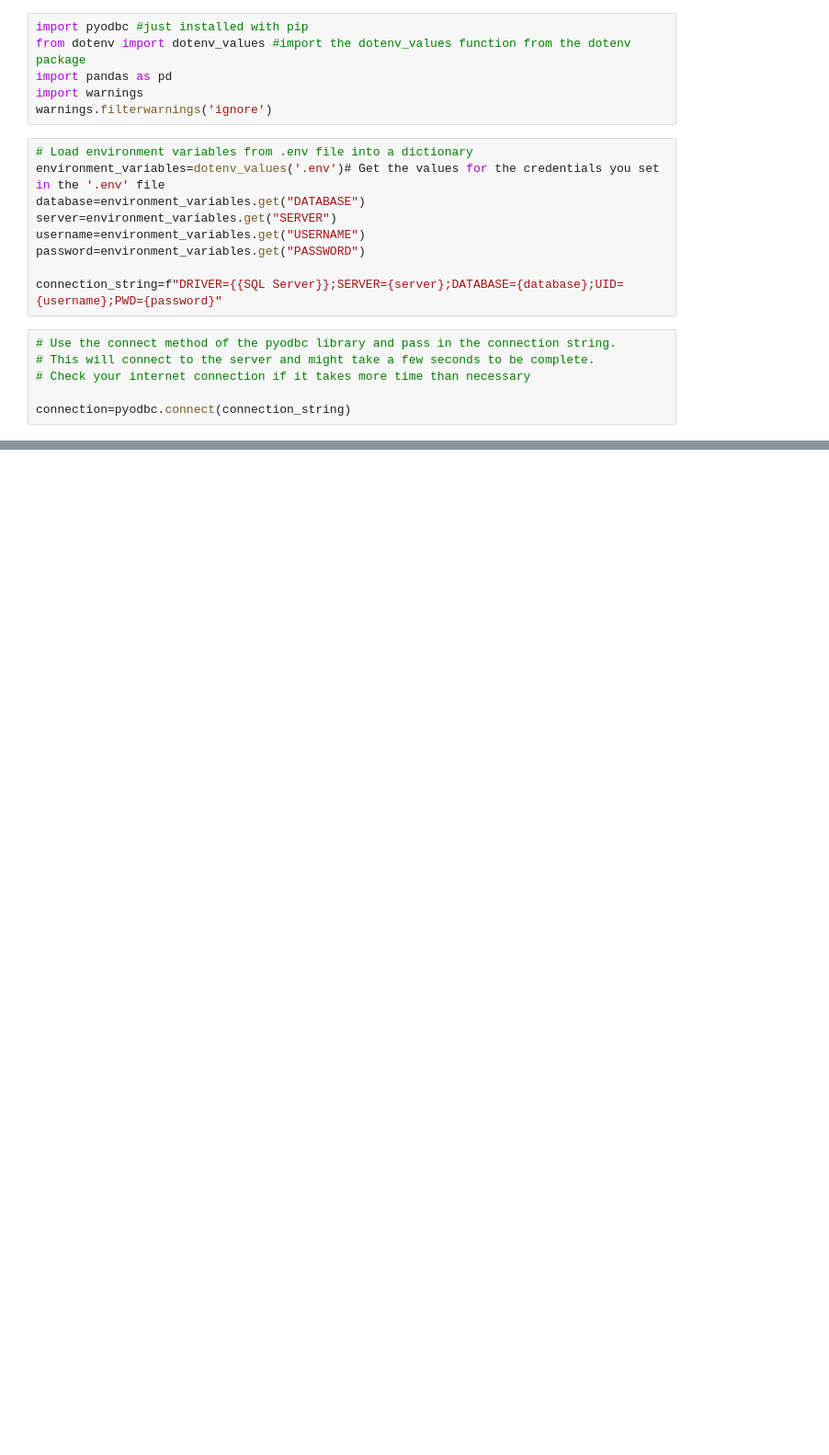
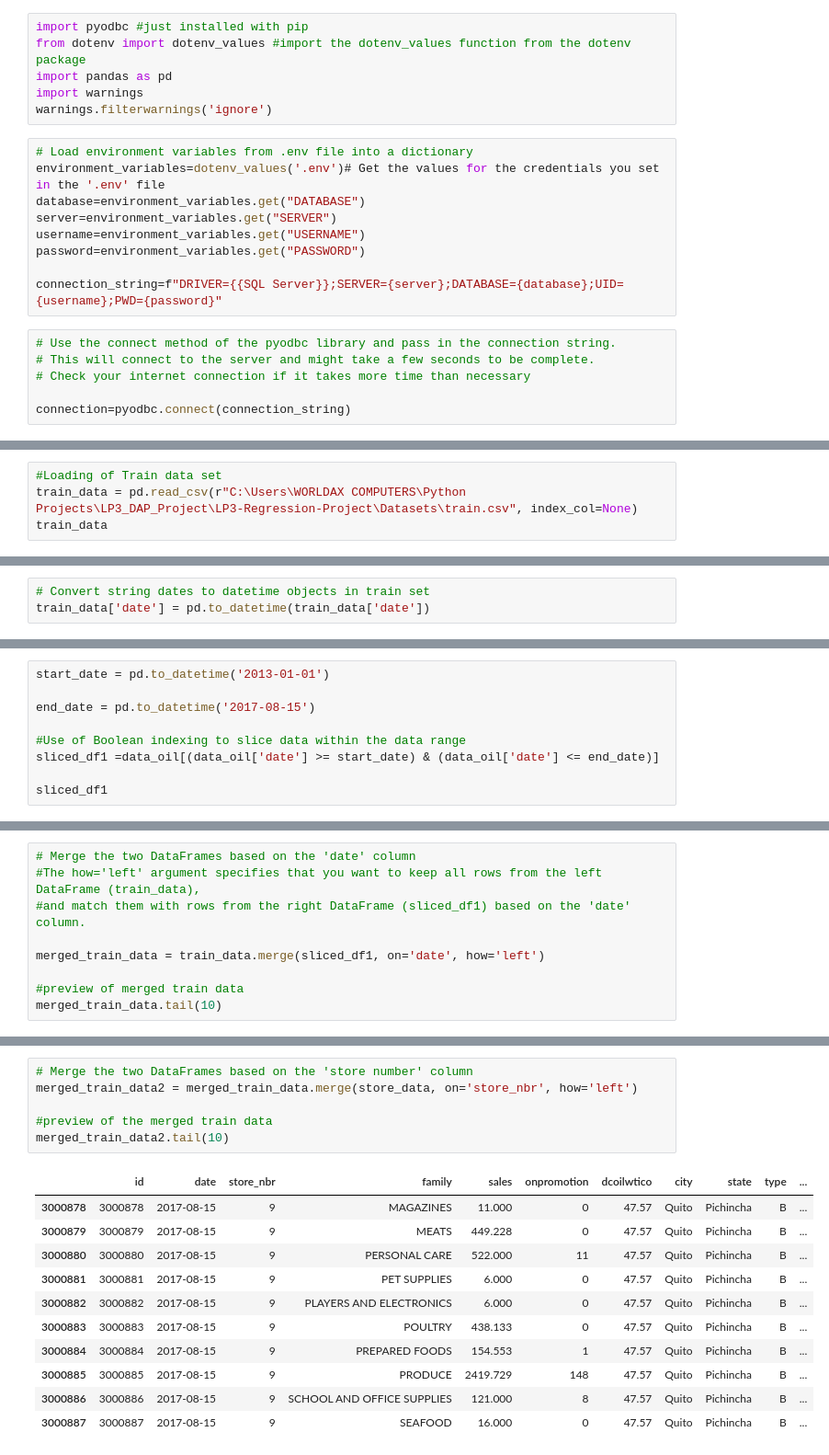
Before and after one commit to kaitany/LP3-Regression-Project, a Jupyter notebook: LP3_DAP.ipynb, the cells around one changed output, grey strips where cells are left out. Shown at 92% size. Saved outputs shown, nothing was run; the diff lists cells and outputs as text; blank space fills up the shorter version.

```diff
--- a/LP3_DAP.ipynb
+++ b/LP3_DAP.ipynb
@@ -110,0 +207,4 @@ memory usage: 2.2+ KB
+# %%
+#Loading of Train data set
+train_data = pd.read_csv(r"C:\Users\WORLDAX COMPUTERS\Python Projects\LP3_DAP_Project\LP3-Regression-Project\Datasets\train.csv", index_col=None)
+train_data
@@ -110,0 +225,3 @@ memory usage: 2.2+ KB
+# %%
+# Convert string dates to datetime objects in train set
+train_data['date'] = pd.to_datetime(train_data['date'])
@@ -110,0 +316,9 @@ memory usage: 2.2+ KB
+# %%
+start_date = pd.to_datetime('2013-01-01')
+
+end_date = pd.to_datetime('2017-08-15')
+
+#Use of Boolean indexing to slice data within the data range
+sliced_df1 =data_oil[(data_oil['date'] >= start_date) & (data_oil['date'] <= end_date)]
+
+sliced_df1
@@ -110,0 +341,9 @@ memory usage: 2.2+ KB
+# %%
+# Merge the two DataFrames based on the 'date' column
+#The how='left' argument specifies that you want to keep all rows from the left DataFrame (train_data),
+#and match them with rows from the right DataFrame (sliced_df1) based on the 'date' column.
+
+merged_train_data = train_data.merge(sliced_df1, on='date', how='left')
+
+#preview of merged train data
+merged_train_data.tail(10)
@@ -110,0 +390,18 @@ memory usage: 2.2+ KB
+# %%
+# Merge the two DataFrames based on the 'store number' column
+merged_train_data2 = merged_train_data.merge(store_data, on='store_nbr', how='left')
+
+#preview of the merged train data
+merged_train_data2.tail(10)
+# %% [output]
+|  | id | date | store_nbr | family | sales | onpromotion | dcoilwtico | city | state | type | ... |
+| 3000878 | 3000878 | 2017-08-15 | 9 | MAGAZINES | 11.000 | 0 | 47.57 | Quito | Pichincha | B | ... |
+| 3000879 | 3000879 | 2017-08-15 | 9 | MEATS | 449.228 | 0 | 47.57 | Quito | Pichincha | B | ... |
+| 3000880 | 3000880 | 2017-08-15 | 9 | PERSONAL CARE | 522.000 | 11 | 47.57 | Quito | Pichincha | B | ... |
+| 3000881 | 3000881 | 2017-08-15 | 9 | PET SUPPLIES | 6.000 | 0 | 47.57 | Quito | Pichincha | B | ... |
+| 3000882 | 3000882 | 2017-08-15 | 9 | PLAYERS AND ELECTRONICS | 6.000 | 0 | 47.57 | Quito | Pichincha | B | ... |
+| 3000883 | 3000883 | 2017-08-15 | 9 | POULTRY | 438.133 | 0 | 47.57 | Quito | Pichincha | B | ... |
+| 3000884 | 3000884 | 2017-08-15 | 9 | PREPARED FOODS | 154.553 | 1 | 47.57 | Quito | Pichincha | B | ... |
+| 3000885 | 3000885 | 2017-08-15 | 9 | PRODUCE | 2419.729 | 148 | 47.57 | Quito | Pichincha | B | ... |
+| 3000886 | 3000886 | 2017-08-15 | 9 | SCHOOL AND OFFICE SUPPLIES | 121.000 | 8 | 47.57 | Quito | Pichincha | B | ... |
+| 3000887 | 3000887 | 2017-08-15 | 9 | SEAFOOD | 16.000 | 0 | 47.57 | Quito | Pichincha | B | ... |
```
Also changed, not shown: parts of 50 cells of this notebook.
